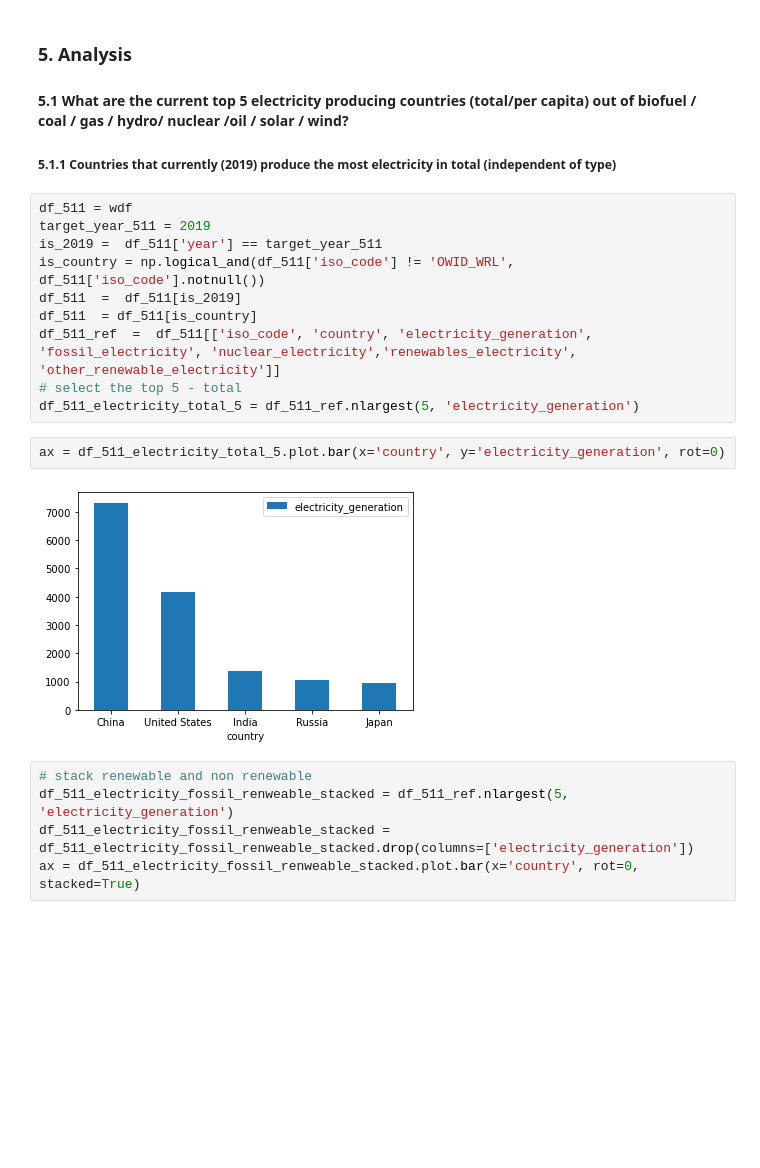
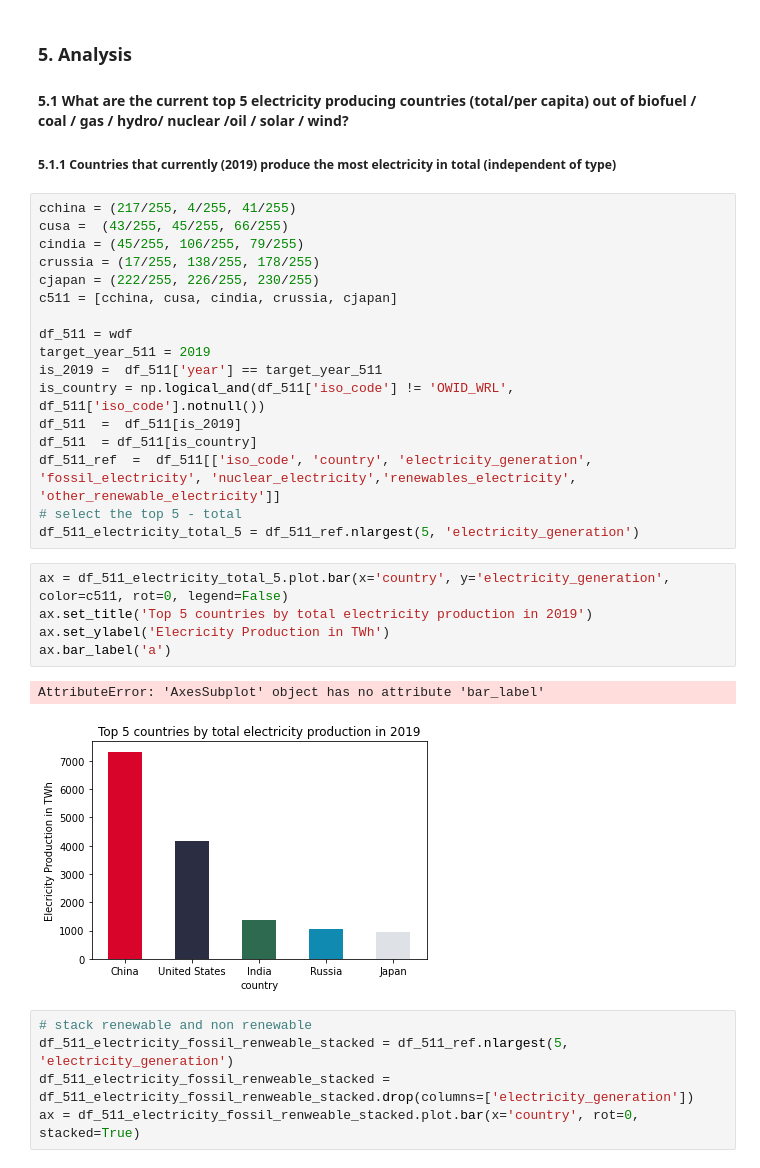
Before and after one commit to cedricjansen/BIS3066E-big-data-management, a Jupyter notebook: archive/Untitled.ipynb, the cells around one changed output. Saved outputs shown, nothing was run; the diff lists cells and outputs as text; blank space fills up the shorter version.

Commit message:
Added custom diagrams

```diff
--- a/archive/Untitled.ipynb
+++ b/archive/Untitled.ipynb
@@ -186,6 +190,13 @@ As a result, we removed around 7000 entries that are not necessary for our analy
 #### 5.1 What are the current top 5 electricity producing countries (total/per capita) out of biofuel / coal / gas / hydro/ nuclear /oil / solar / wind?
 ##### 5.1.1 Countries that currently (2019) produce the most electricity in total (independent of type)
 # %%
+cchina = (217/255, 4/255, 41/255)
+cusa =  (43/255, 45/255, 66/255)
+cindia = (45/255, 106/255, 79/255)
+crussia = (17/255, 138/255, 178/255)
+cjapan = (222/255, 226/255, 230/255)
+c511 = [cchina, cusa, cindia, crussia, cjapan]
+
 df_511 = wdf
 target_year_511 = 2019
 is_2019 =  df_511['year'] == target_year_511
@@ -196,9 +207,13 @@ df_511_ref  =  df_511[['iso_code', 'country', 'electricity_generation', 'fossil_
 # select the top 5 - total
 df_511_electricity_total_5 = df_511_ref.nlargest(5, 'electricity_generation')
 # %%
-ax = df_511_electricity_total_5.plot.bar(x='country', y='electricity_generation', rot=0)
+ax = df_511_electricity_total_5.plot.bar(x='country', y='electricity_generation', color=c511, rot=0, legend=False)
+ax.set_title('Top 5 countries by total electricity production in 2019')
+ax.set_ylabel('Elecricity Production in TWh')
+ax.bar_label('a')
 # %% [output]
+AttributeError: 'AxesSubplot' object has no attribute 'bar_label'
-[figure, old version]
+[figure, new version]
 # %%
 # stack renewable and non renewable
 df_511_electricity_fossil_renweable_stacked = df_511_ref.nlargest(5, 'electricity_generation')
```
Also changed, not shown: parts of 11 cells of this notebook, 1 other file.
